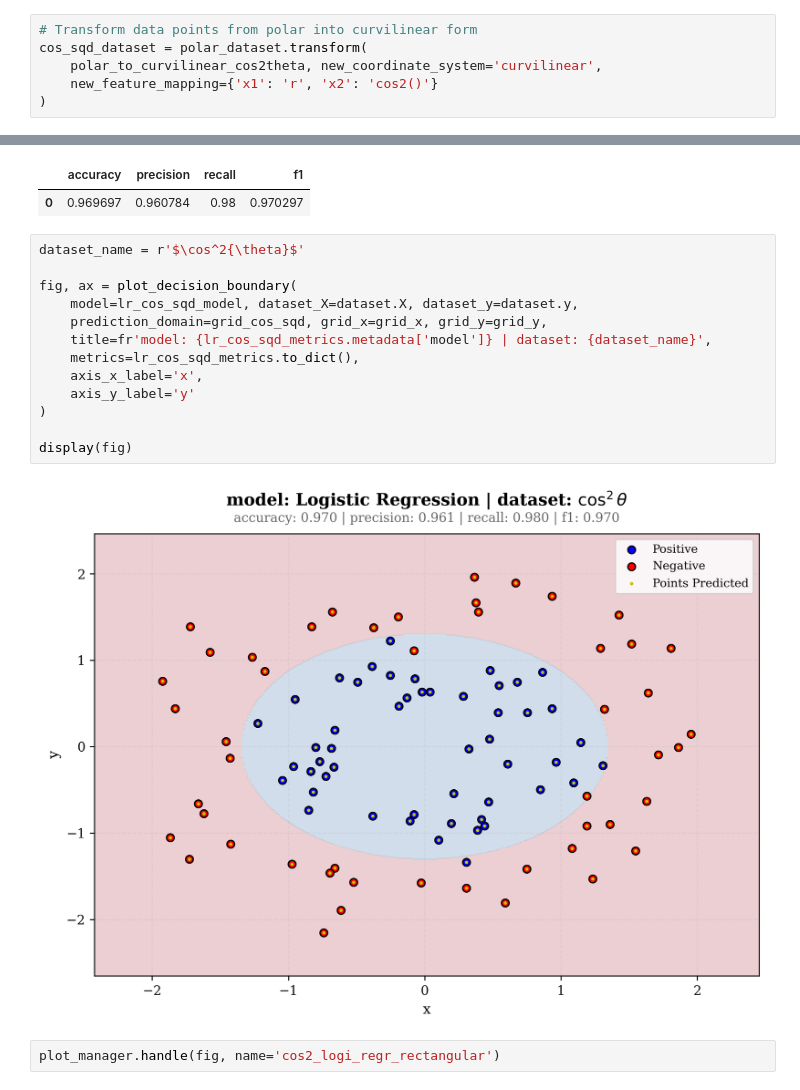
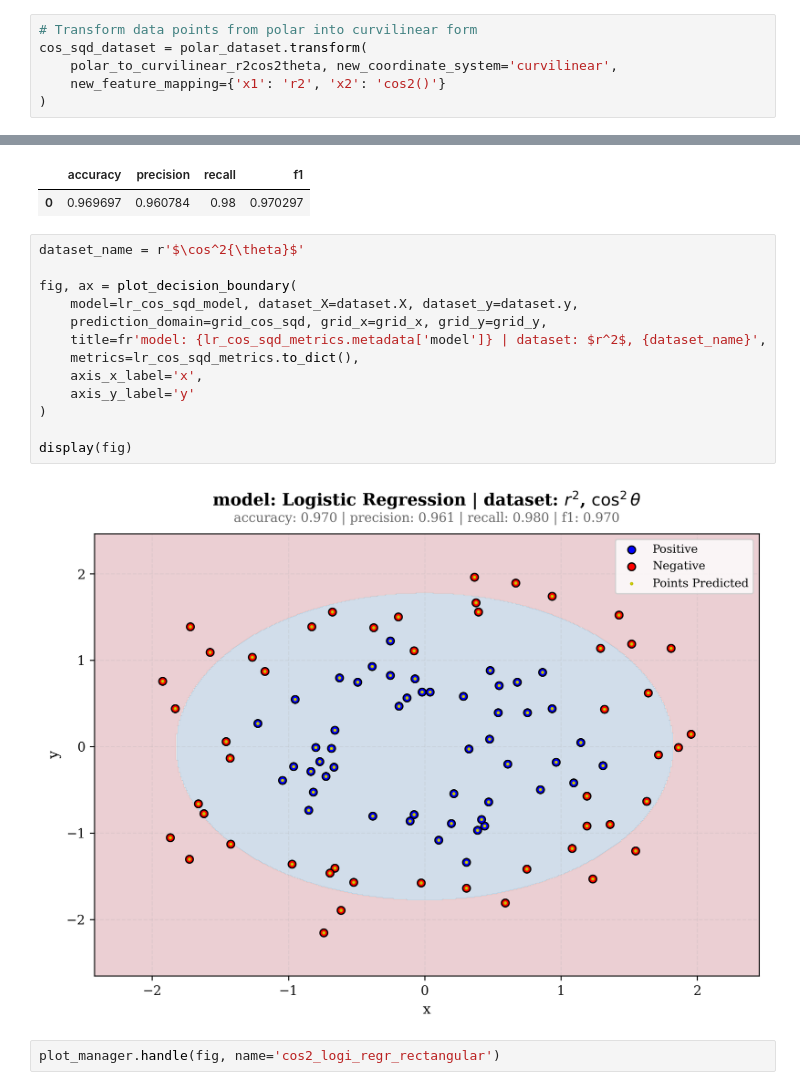
Before and after one commit to apsket/feature-representation-vs-model-complexity, a Jupyter notebook: notebooks/02_feature_engineering.ipynb, the cells around one changed output, grey strips where cells are left out. Drawn from its saved outputs; the diff is of its cells as text.

```diff
--- a/notebooks/02_feature_engineering.ipynb
+++ b/notebooks/02_feature_engineering.ipynb
@@ -98,8 +100,8 @@ Engineered variable satisfies suggested two-fold symmetry over coordinate axes
 # %%
 # Transform data points from polar into curvilinear form
 cos_sqd_dataset = polar_dataset.transform(
-    polar_to_curvilinear_cos2theta, new_coordinate_system='curvilinear',
-    new_feature_mapping={'x1': 'r', 'x2': 'cos2()'}
+    polar_to_curvilinear_r2cos2theta, new_coordinate_system='curvilinear',
+    new_feature_mapping={'x1': 'r2', 'x2': 'cos2()'}
 )
 # %%
 # Plotting data points in polar coordinates (but as rectangular axes)
@@ -197,18 +199,18 @@ lr_cos_sqd_metrics.to_pandas()
 # %%
 dataset_name = r'$\cos^2{\theta}$'
 
 fig, ax = plot_decision_boundary(
     model=lr_cos_sqd_model, dataset_X=dataset.X, dataset_y=dataset.y,
     prediction_domain=grid_cos_sqd, grid_x=grid_x, grid_y=grid_y,
-    title=fr'model: {lr_cos_sqd_metrics.metadata['model']} | dataset: {dataset_name}',
+    title=fr'model: {lr_cos_sqd_metrics.metadata['model']} | dataset: $r^2$, {dataset_name}',
     metrics=lr_cos_sqd_metrics.to_dict(),
     axis_x_label='x',
     axis_y_label='y'
 )
 
 display(fig)
 # %% [output]
-[figure, old version]
+[figure, new version]
 # %%
 plot_manager.handle(fig, name='cos2_logi_regr_rectangular')
 # %% [markdown]
```
Also changed, not shown: parts of 4 cells of this notebook, 6 other files.
